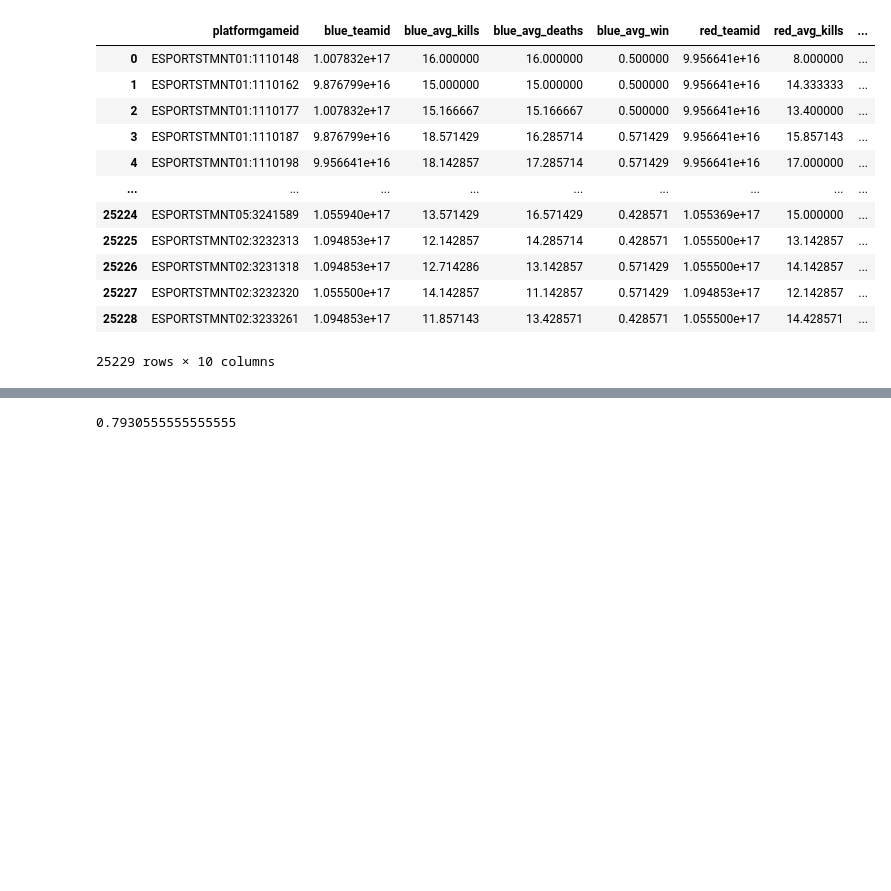
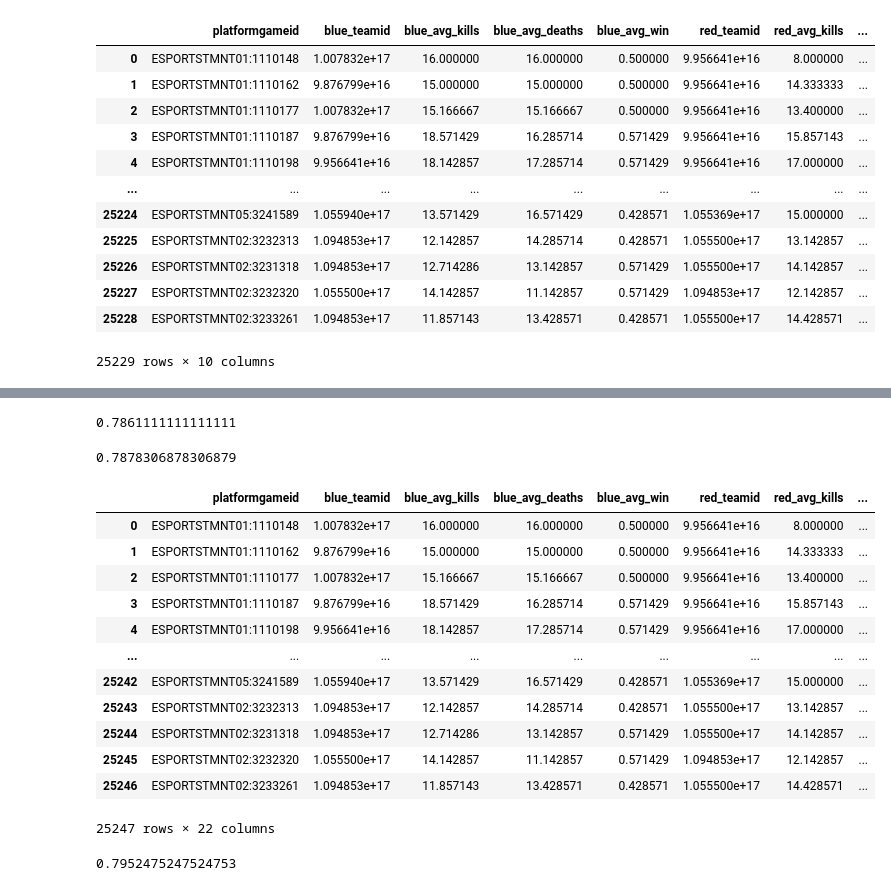
Before and after one commit to JanWen/gnar_score, a Jupyter notebook: csv/rolling.ipynb, the cells around one changed output, grey strips where cells are left out. Drawn from its saved outputs; the diff is of its cells as text; code cells hidden in the pictures; blank space fills up the shorter version.

```diff
--- a/csv/rolling.ipynb
+++ b/csv/rolling.ipynb
@@ -201,5 +225,7 @@ display(joined_rolling)
 # %%
-X = joined_rolling[["blue_avg_inhib",	"red_avg_inhib",	"blue_avg_tower",	"red_avg_tower",	"blue_avg_kill",	"red_avg_kill", "blue_avg_kills",	"blue_avg_deaths",	"blue_avg_win",	"red_avg_kills",	"red_avg_deaths",	"red_avg_win",]]
+X = joined_rolling[["blue_avg_inhib",	"red_avg_inhib",	"blue_avg_tower",	"red_avg_tower",	"blue_avg_kill",
+                    "red_avg_kill", "blue_avg_kills",	"blue_avg_deaths",	"blue_avg_win",	"red_avg_kills",	"red_avg_deaths",	"red_avg_win",
+]]
 y = joined_rolling["winningteam"]
 X_train, X_test, y_train, y_test = train_test_split(X, y, test_size=0.30)
 
@@ -209,4 +235,52 @@ predictive_labels = gnb.predict(X_test)
 # print(predictive_labels)
 print(accuracy_score(y_test, predictive_labels))
 # %% [output]
-0.7930555555555555
+0.7861111111111111
+# %%
+
+from sklearn.neural_network import MLPClassifier
+clf = MLPClassifier(solver='adam', alpha=1e-5,
+                    hidden_layer_sizes=(5, 2), random_state=1, max_iter=1000)
+clf.fit(X_train, y_train)
+predictive_labels = clf.predict(X_test)
+print(accuracy_score(y_test, predictive_labels))
+# %% [output]
+0.7878306878306879
+# %%
+first_four = pd.read_csv("sql/first_four.csv")
+first_four.drop(columns=[
+    "gametime",
+    "winningteam",
+], inplace=True)
+df = joined_rolling.merge(first_four, on=["platformgameid"])
+display(df)
+# %% [output]
+|  | platformgameid | blue_teamid | blue_avg_kills | blue_avg_deaths | blue_avg_win | red_teamid | red_avg_kills | ... |
+| 0 | ESPORTSTMNT01:1110148 | 1.007832e+17 | 16.000000 | 16.000000 | 0.500000 | 9.956641e+16 | 8.000000 | ... |
+| 1 | ESPORTSTMNT01:1110162 | 9.876799e+16 | 15.000000 | 15.000000 | 0.500000 | 9.956641e+16 | 14.333333 | ... |
+| 2 | ESPORTSTMNT01:1110177 | 1.007832e+17 | 15.166667 | 15.166667 | 0.500000 | 9.956641e+16 | 13.400000 | ... |
+| 3 | ESPORTSTMNT01:1110187 | 9.876799e+16 | 18.571429 | 16.285714 | 0.571429 | 9.956641e+16 | 15.857143 | ... |
+| 4 | ESPORTSTMNT01:1110198 | 9.956641e+16 | 18.142857 | 17.285714 | 0.571429 | 9.956641e+16 | 17.000000 | ... |
+| ... | ... | ... | ... | ... | ... | ... | ... | ... |
+| 25242 | ESPORTSTMNT05:3241589 | 1.055940e+17 | 13.571429 | 16.571429 | 0.428571 | 1.055369e+17 | 15.000000 | ... |
+| 25243 | ESPORTSTMNT02:3232313 | 1.094853e+17 | 12.142857 | 14.285714 | 0.428571 | 1.055500e+17 | 13.142857 | ... |
+| 25244 | ESPORTSTMNT02:3231318 | 1.094853e+17 | 12.714286 | 13.142857 | 0.571429 | 1.055500e+17 | 14.142857 | ... |
+| 25245 | ESPORTSTMNT02:3232320 | 1.055500e+17 | 14.142857 | 11.142857 | 0.571429 | 1.094853e+17 | 12.142857 | ... |
+| 25246 | ESPORTSTMNT02:3233261 | 1.094853e+17 | 11.857143 | 13.428571 | 0.428571 | 1.055500e+17 | 14.428571 | ... |
+25247 rows × 22 columns
+# %%
+X = df[["blue_avg_inhib",	"red_avg_inhib",	"blue_avg_tower",	"red_avg_tower",	"blue_avg_kill",
+        "red_avg_kill", "blue_avg_kills",	"blue_avg_deaths",	"blue_avg_win",	"red_avg_kills",	"red_avg_deaths",	"red_avg_win",
+        "blue_level",	"red_level",	"blue_cs",	"red_cs",
+]]
+y = df["winningteam"]
+X_train, X_test, y_train, y_test = train_test_split(X, y, test_size=0.30)
+
+
+gnb = GaussianNB()
+model = gnb.fit(X_train, y_train)
+predictive_labels = gnb.predict(X_test)
+# print(predictive_labels)
+print(accuracy_score(y_test, predictive_labels))
+# %% [output]
+0.7952475247524753
```
Also changed, not shown: parts of 5 cells of this notebook, 12 other files.
